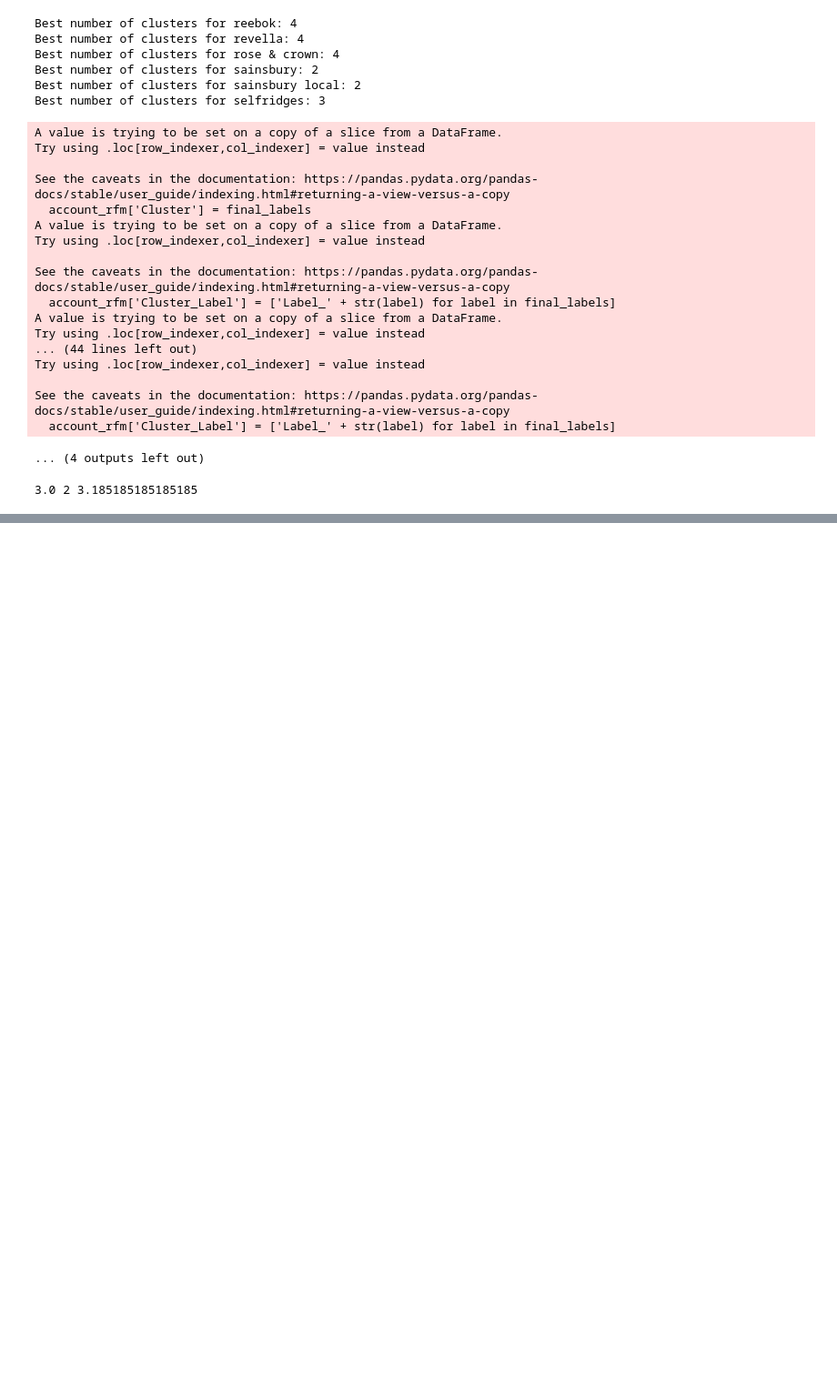
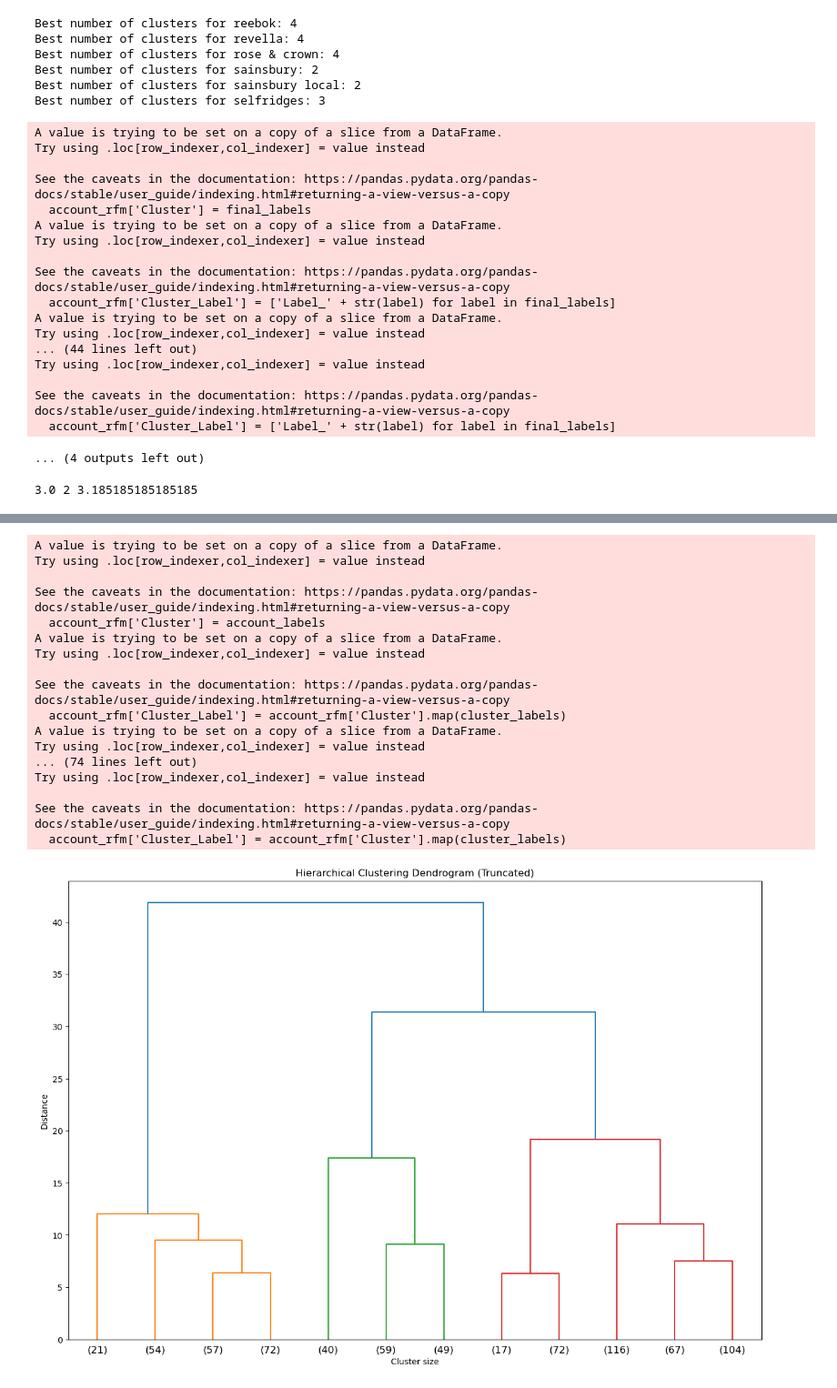
Before and after one commit to UoB-DSMP-2023-24/dsmp-2024-group28, a Jupyter notebook: Related_code/second_dataset/RFM_Hierarchical_for_new_dataset.ipynb, the cells around one changed output, grey strips where cells are left out. Shown at 91% size. Cells and saved outputs as stored; diff of their text form; code cells hidden in the pictures; blank space fills up the shorter version.

```diff
--- a/Related_code/second_dataset/RFM_Hierarchical_for_new_dataset.ipynb
+++ b/Related_code/second_dataset/RFM_Hierarchical_for_new_dataset.ipynb
@@ -340,0 +242,54 @@ print(rfm.head())
+# %%
+rfm_labels_results = pd.DataFrame()
+# 对每个商家的客户分别进行聚类
+for third_party_name in rfm['Third Party Name'].unique():
+    # 筛选当前商家的数据
+    account_rfm = rfm[rfm['Third Party Name'] == third_party_name]
+
+    # 对当前商家的数据进行标准化
+    scaler = StandardScaler()
+    rfm_scaled = scaler.fit_transform(account_rfm[['recency', 'frequency', 'monetary']])
+
+    # 执行层次聚类
+    linked = linkage(rfm_scaled, method='ward')
+
+    # 使用预设的聚类数进行聚类
+    global_k = 3
+    account_labels = fcluster(linked, global_k, criterion='maxclust')
+
+    # 识别每个聚类的特征并分配客户类型标签
+    centers_indices = range(1, global_k+1)
+    centers = {i: account_rfm[account_labels == i].mean(axis=0) for i in centers_indices}
+
+    # 按 Monetary 特征排序聚类中心
+    sorted_centers = sorted(centers, key=lambda k: centers[k]['monetary'], reverse=True)
+
+    # 分配标签
+    cluster_labels = {}
+    for i, center_idx in enumerate(sorted_centers, start=1):
+        if i == 1:
+            cluster_labels[center_idx] = 'High-Value Customers'
+        elif i == 2:
+            cluster_labels[center_idx] = 'Developing Customers'
+        else:
+            cluster_labels[center_idx] = 'Low-Value/Risky Customers'
+
+    # 为当前商家的数据添加聚类标签
+    account_rfm['Cluster'] = account_labels
+    account_rfm['Cluster_Label'] = account_rfm['Cluster'].map(cluster_labels)
+
+    # 将当前商家的聚类结果合并到总的 DataFrame 中
+    rfm_labels_results = pd.concat([rfm_labels_results, account_rfm], axis=0, ignore_index=True)
+
+# 打印合并后的
+# 展示聚类结果
+print(rfm_labels_results.head())
+
+# 可视化树状图
+plt.figure(figsize=(15, 10))
+dendrogram(linked, truncate_mode='lastp', p=12)
+plt.title('Hierarchical Clustering Dendrogram (Truncated)')
+plt.xlabel('Cluster size')
+plt.ylabel('Distance')
+plt.show()
+# %% [output]
@@ -340,0 +326,18 @@ print(rfm.head())
+A value is trying to be set on a copy of a slice from a DataFrame.
+Try using .loc[row_indexer,col_indexer] = value instead
+
+See the caveats in the documentation: https://pandas.pydata.org/pandas-docs/stable/user_guide/indexing.html#returning-a-view-versus-a-copy
+  account_rfm['Cluster'] = account_labels
+A value is trying to be set on a copy of a slice from a DataFrame.
+Try using .loc[row_indexer,col_indexer] = value instead
+
+See the caveats in the documentation: https://pandas.pydata.org/pandas-docs/stable/user_guide/indexing.html#returning-a-view-versus-a-copy
+  account_rfm['Cluster_Label'] = account_rfm['Cluster'].map(cluster_labels)
+A value is trying to be set on a copy of a slice from a DataFrame.
+Try using .loc[row_indexer,col_indexer] = value instead
+... (74 lines left out)
+Try using .loc[row_indexer,col_indexer] = value instead
+
+See the caveats in the documentation: https://pandas.pydata.org/pandas-docs/stable/user_guide/indexing.html#returning-a-view-versus-a-copy
+  account_rfm['Cluster_Label'] = account_rfm['Cluster'].map(cluster_labels)
+[figure, added]
```
Also changed, not shown: parts of 6 cells of this notebook, 1 other file.
